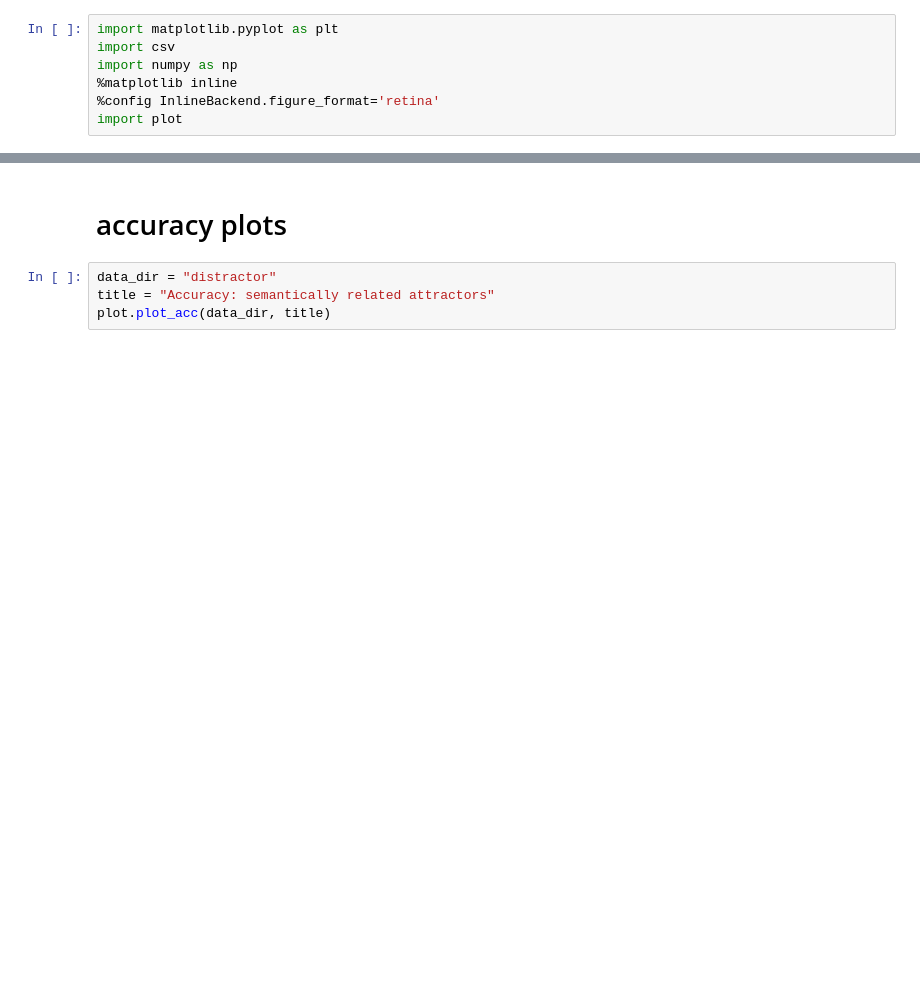
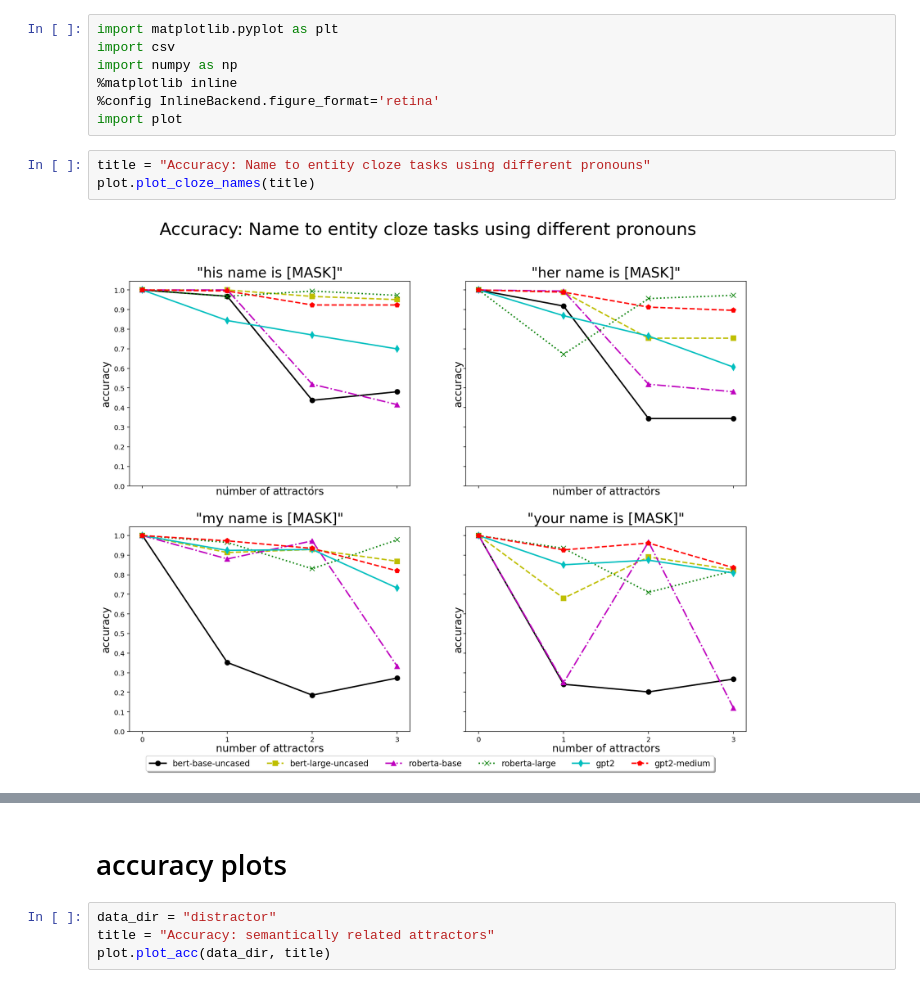
Before and after one commit to harry-tian/nlp_project_STON, a Jupyter notebook: plot.ipynb, the cells around one changed output, grey strips where cells are left out. Saved outputs shown, nothing was run; the diff lists cells and outputs as text; blank space fills up the shorter version.

Commit message:
plot

```diff
--- a/plot.ipynb
+++ b/plot.ipynb
@@ -5,6 +5,11 @@ import numpy as np
 %matplotlib inline
 %config InlineBackend.figure_format='retina'
 import plot
+# %%
+title = "Accuracy: Name to entity cloze tasks using different pronouns"
+plot.plot_cloze_names(title)
+# %% [output]
+[figure, added]
 # %%
 results = "cloze/simple_SVO/names/his_name/results.csv"
 title = "\"his name is [MASK]\""
```
Also changed, not shown: parts of 5 cells of this notebook, 5 other files.
